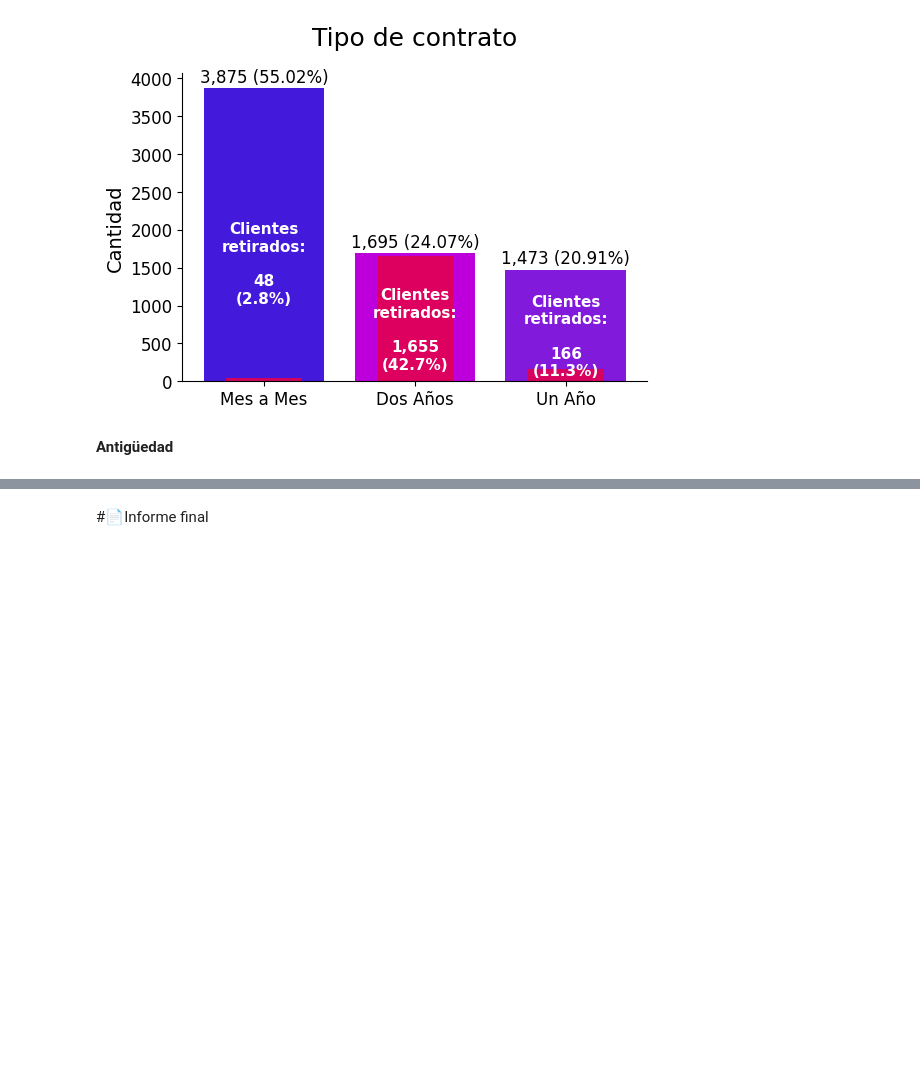
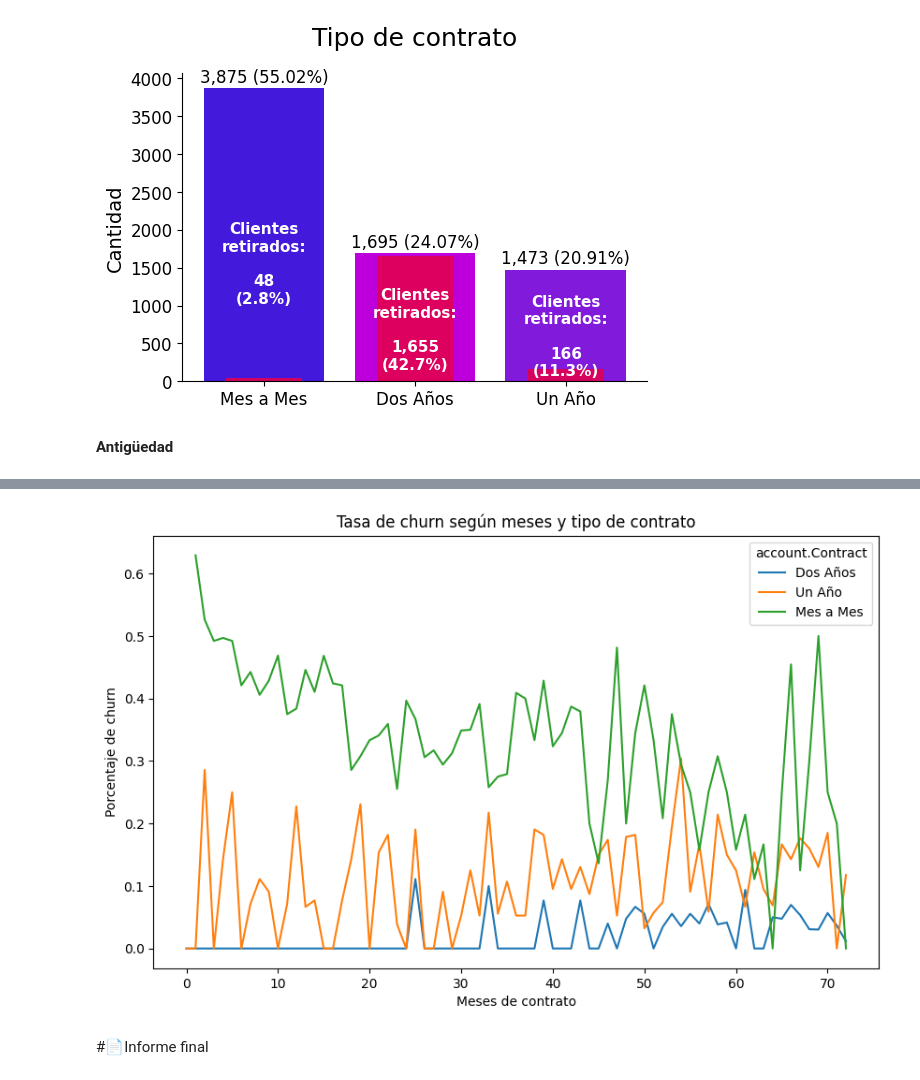
Before and after one commit to JGP-Code/TelecomX_LATAM_Challenge, a Jupyter notebook: TelecomX_LATAM.ipynb, the cells around one changed output, grey strips where cells are left out. Cells and saved outputs as stored; diff of their text form; code cells hidden in the pictures; blank space fills up the shorter version.

```diff
--- a/TelecomX_LATAM.ipynb
+++ b/TelecomX_LATAM.ipynb
@@ -619,2 +620,13 @@ df_antiguedad
+# %%
+tabla_churn = datos_normalizados.groupby(['customer.tenure', 'account.Contract'])['Churn'].mean().reset_index()
+
+plt.figure(figsize=(10,6))
+sns.lineplot(data=tabla_churn, x='customer.tenure', y='Churn', hue='account.Contract')
+plt.title('Tasa de churn según meses y tipo de contrato')
+plt.ylabel('Porcentaje de churn')
+plt.xlabel('Meses de contrato')
+plt.show()
+# %% [output]
+[figure, added]
 # %% [markdown]
 #📄Informe final
```
Also changed, not shown: parts of 4 cells of this notebook.
